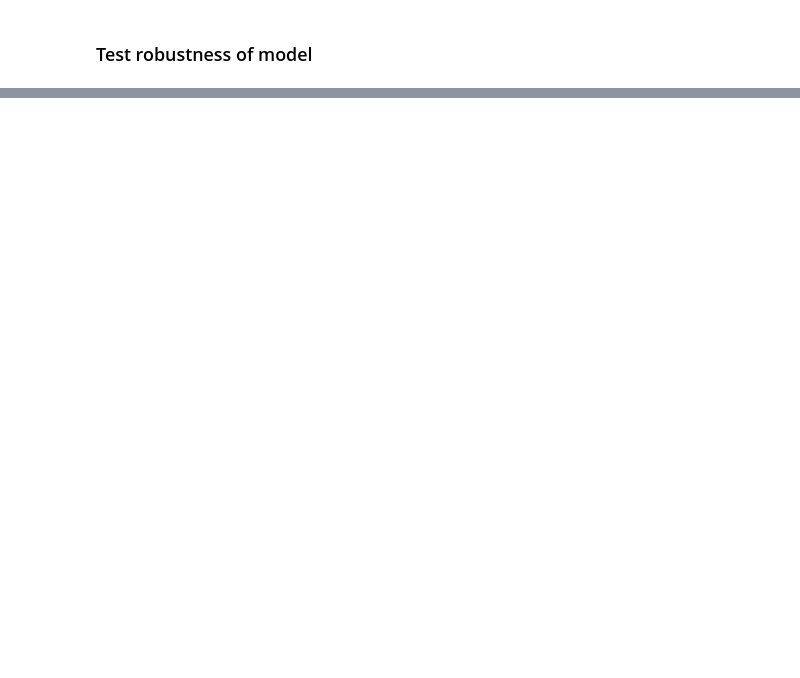
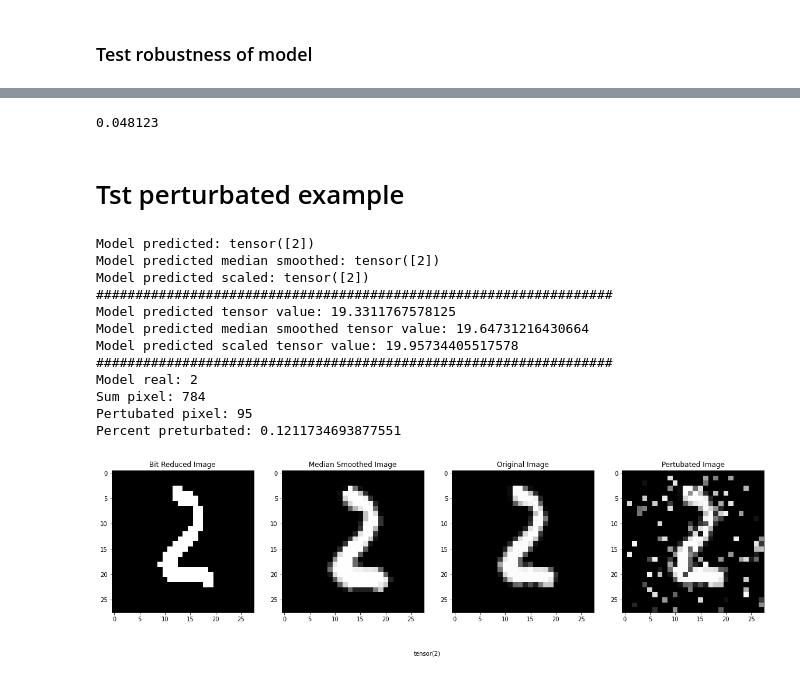
Before and after one commit to Caryox/adversarial-robustness, a Jupyter notebook: notepads/simple_cnn.ipynb, the cells around one changed output, grey strips where cells are left out. Drawn from its saved outputs; the diff is of its cells as text; code cells hidden in the pictures; blank space fills up the shorter version.

```diff
--- a/notepads/simple_cnn.ipynb
+++ b/notepads/simple_cnn.ipynb
@@ -605,0 +690,76 @@ Percent preturbated: 0.11734693877551021
+# %%
+print(format(difference, 'f'))
+# %% [output]
+0.048123
+# %% [markdown]
+# Tst perturbated example
+# %%
+x_d,e_d=extract_dataloader_images(0)
+f_d=torch.clone(x_d)
+p_d=torch.clone(x_d)
+#networks= (network,network2,network3)
+
+pertubated_image = perturbate_image(p_d,mode='random') #Pertubations seems to make in-place operations so use different tensor
+image = f_d
+fake_tst = test_fake(image,network)
+
+median_smoothed = median_smoothing(image)
+scaled_data = bit_reduction(image)
+
+
+fake_tst_median = test_fake(median_smoothed,network)
+fake_tst_scaled = test_fake(scaled_data,network)
+
+
+p_percent,p_size,p_pertubated=count_perturbated_pixel(x_d,pertubated_image)
+print("Model predicted: {}".format(fake_tst.data.max(1, keepdim=True)[1][0]))
+print("Model predicted median smoothed: {}".format(fake_tst_median.data.max(1, keepdim=True)[1][0]))
+print("Model predicted scaled: {}".format(fake_tst_scaled.data.max(1, keepdim=True)[1][0]))
+
+print("##################################################################")
+print("Model predicted tensor value: {}".format(fake_tst.data.max(1)[0][0]))
+print("Model predicted median smoothed tensor value: {}".format(fake_tst_median.data.max(1)[0][0]))
+print("Model predicted scaled tensor value: {}".format(fake_tst_scaled.data.max(1)[0][0]))
+
+print("##################################################################")
+print("Model real: {}".format(e_d[0]))
+print("Sum pixel: {}".format(p_size))
+print("Pertubated pixel: {}".format(p_pertubated))
+print("Percent preturbated: {}".format(p_percent))
+
+####
+
+batch_nr = 0
+fig = plt.figure()
+
+ax1 = fig.add_subplot(141)  # left side
+ax2 = fig.add_subplot(142)  # right side
+ax3 = fig.add_subplot(143)
+ax4 = fig.add_subplot(144)
+ax1.title.set_text("Bit Reduced Image")
+ax2.title.set_text("Median Smoothed Image")
+ax3.title.set_text("Original Image")
+ax4.title.set_text("Pertubated Image")
+ax1.imshow(scaled_data[batch_nr][0], cmap='gray', interpolation='none')
+ax2.imshow(median_smoothed[batch_nr][0], cmap='gray', interpolation='none')
+ax3.imshow(x_d[batch_nr][0], cmap='gray', interpolation='none')
+ax4.imshow(pertubated_image[batch_nr][0], cmap='gray', interpolation='none')
+fig.text(.5, .05, e_d[batch_nr], ha='center')
+fig.set_figheight(6)
+fig.set_figwidth(20)
+#plt.title("Ground  Truth: {}".format(e_d[batch_nr]))
+plt.show()
+# %% [output]
+Model predicted: tensor([2])
+Model predicted median smoothed: tensor([2])
+Model predicted scaled: tensor([2])
+##################################################################
+Model predicted tensor value: 19.3311767578125
+Model predicted median smoothed tensor value: 19.64731216430664
+Model predicted scaled tensor value: 19.95734405517578
+##################################################################
+Model real: 2
+Sum pixel: 784
+Pertubated pixel: 95
+Percent preturbated: 0.1211734693877551
+[figure, added]
```
Also changed, not shown: parts of 15 cells of this notebook.
